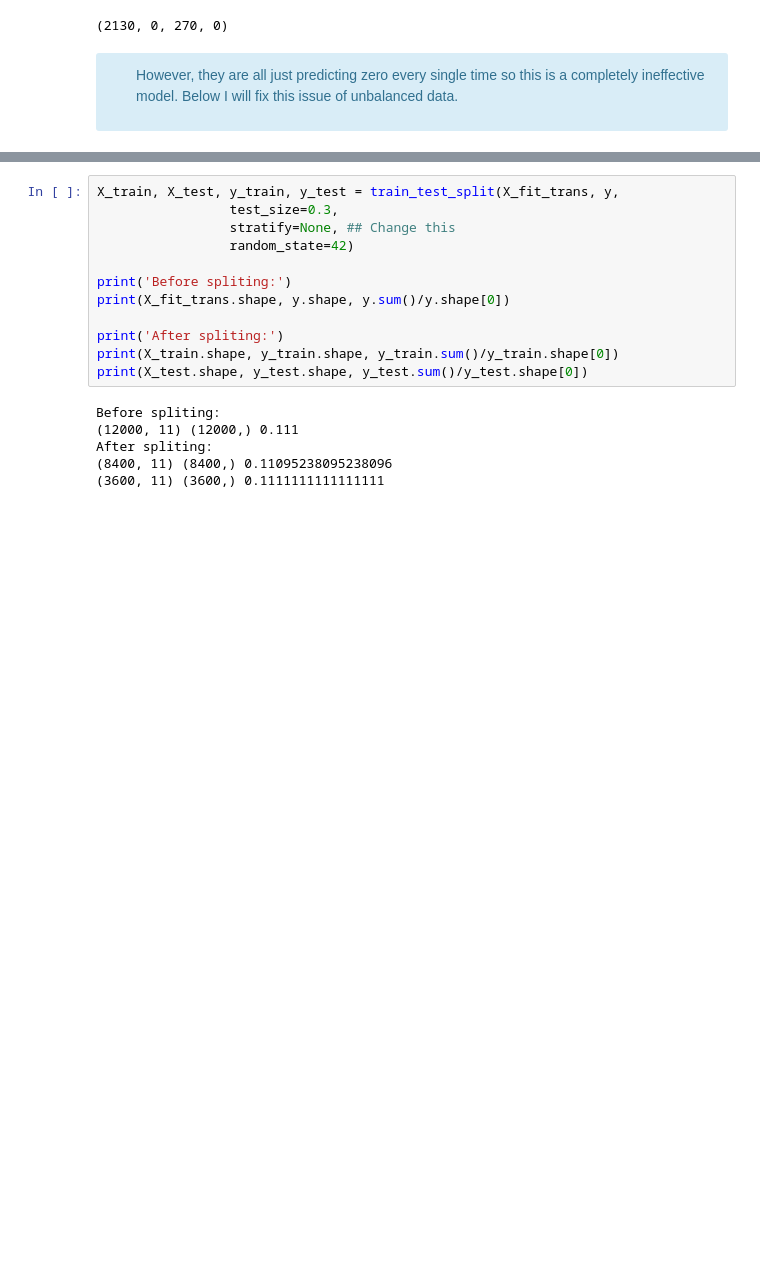
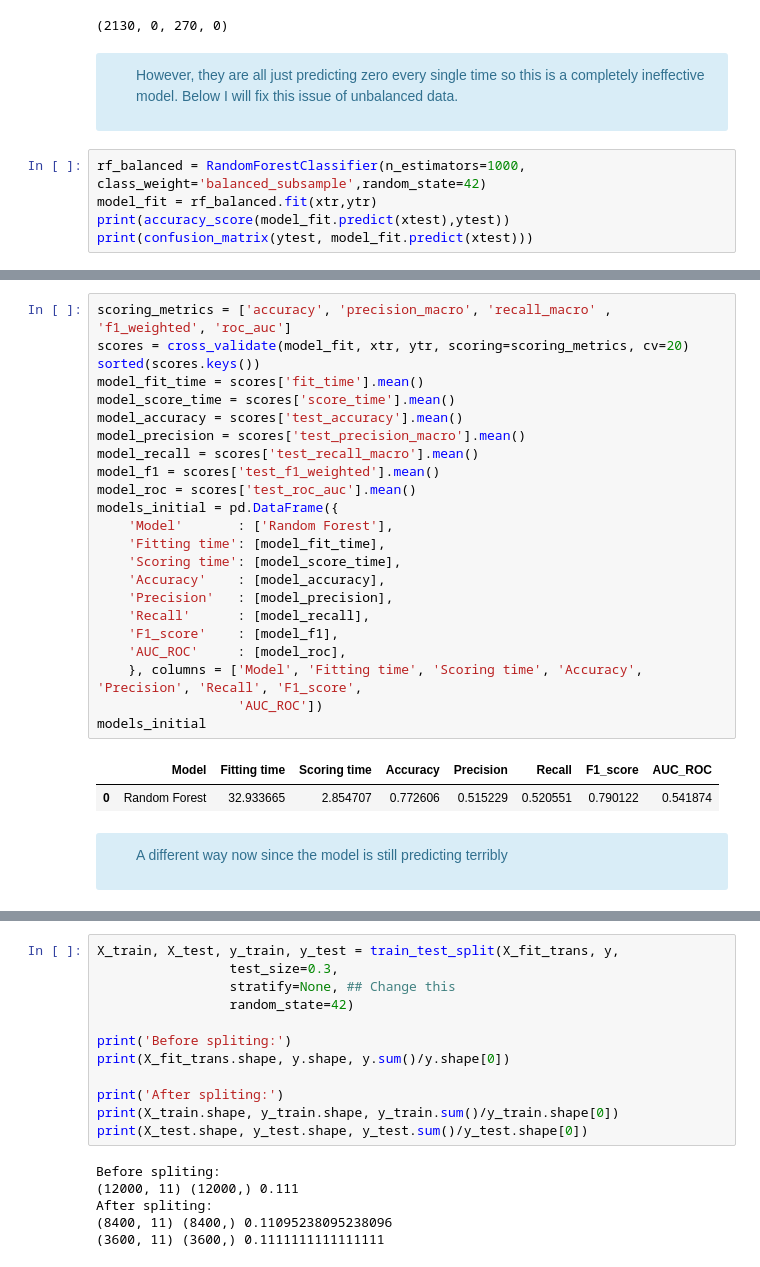
Before and after one commit to lilfetz22/Relax_challenge, a Jupyter notebook: Relax_challenge.ipynb, the cells around one changed output, grey strips where cells are left out. Cells and saved outputs as stored; diff of their text form; blank space fills up the shorter version.

```diff
--- a/Relax_challenge.ipynb
+++ b/Relax_challenge.ipynb
@@ -475,3 +480,8 @@ tn, fp, fn, tp = confusion_matrix(ytest, lr.predict(xtest)).ravel()
 However, they are all just predicting zero every single time so this is a completely ineffective model. Below I will fix this issue of unbalanced data.
 </ul>
 </div>
+# %%
+rf_balanced = RandomForestClassifier(n_estimators=1000, class_weight='balanced_subsample',random_state=42)
+model_fit = rf_balanced.fit(xtr,ytr)
+print(accuracy_score(model_fit.predict(xtest),ytest))
+print(confusion_matrix(ytest, model_fit.predict(xtest)))
@@ -478,2 +510,34 @@ However, they are all just predicting zero every single time so this is a comple
+# %%
+scoring_metrics = ['accuracy', 'precision_macro', 'recall_macro' , 'f1_weighted', 'roc_auc']
+scores = cross_validate(model_fit, xtr, ytr, scoring=scoring_metrics, cv=20)
+sorted(scores.keys())
+model_fit_time = scores['fit_time'].mean()
+model_score_time = scores['score_time'].mean()
+model_accuracy = scores['test_accuracy'].mean()
+model_precision = scores['test_precision_macro'].mean()
+model_recall = scores['test_recall_macro'].mean()
+model_f1 = scores['test_f1_weighted'].mean()
+model_roc = scores['test_roc_auc'].mean()
+models_initial = pd.DataFrame({
+    'Model'       : ['Random Forest'],
+    'Fitting time': [model_fit_time],
+    'Scoring time': [model_score_time],
+    'Accuracy'    : [model_accuracy],
+    'Precision'   : [model_precision],
+    'Recall'      : [model_recall],
+    'F1_score'    : [model_f1],
+    'AUC_ROC'     : [model_roc],
+    }, columns = ['Model', 'Fitting time', 'Scoring time', 'Accuracy', 'Precision', 'Recall', 'F1_score',
+                  'AUC_ROC'])
+models_initial
+# %% [output]
+|  | Model | Fitting time | Scoring time | Accuracy | Precision | Recall | F1_score | AUC_ROC |
+| 0 | Random Forest | 32.933665 | 2.854707 | 0.772606 | 0.515229 | 0.520551 | 0.790122 | 0.541874 |
+# %% [markdown]
+<div class="span5 alert alert-info">
+<ul>
+A different way now since the model is still predicting terribly
+</ul>
+</div>
 # %%
 from sklearn.preprocessing import StandardScaler
```
Also changed, not shown: parts of 11 cells of this notebook, 1 other file.
